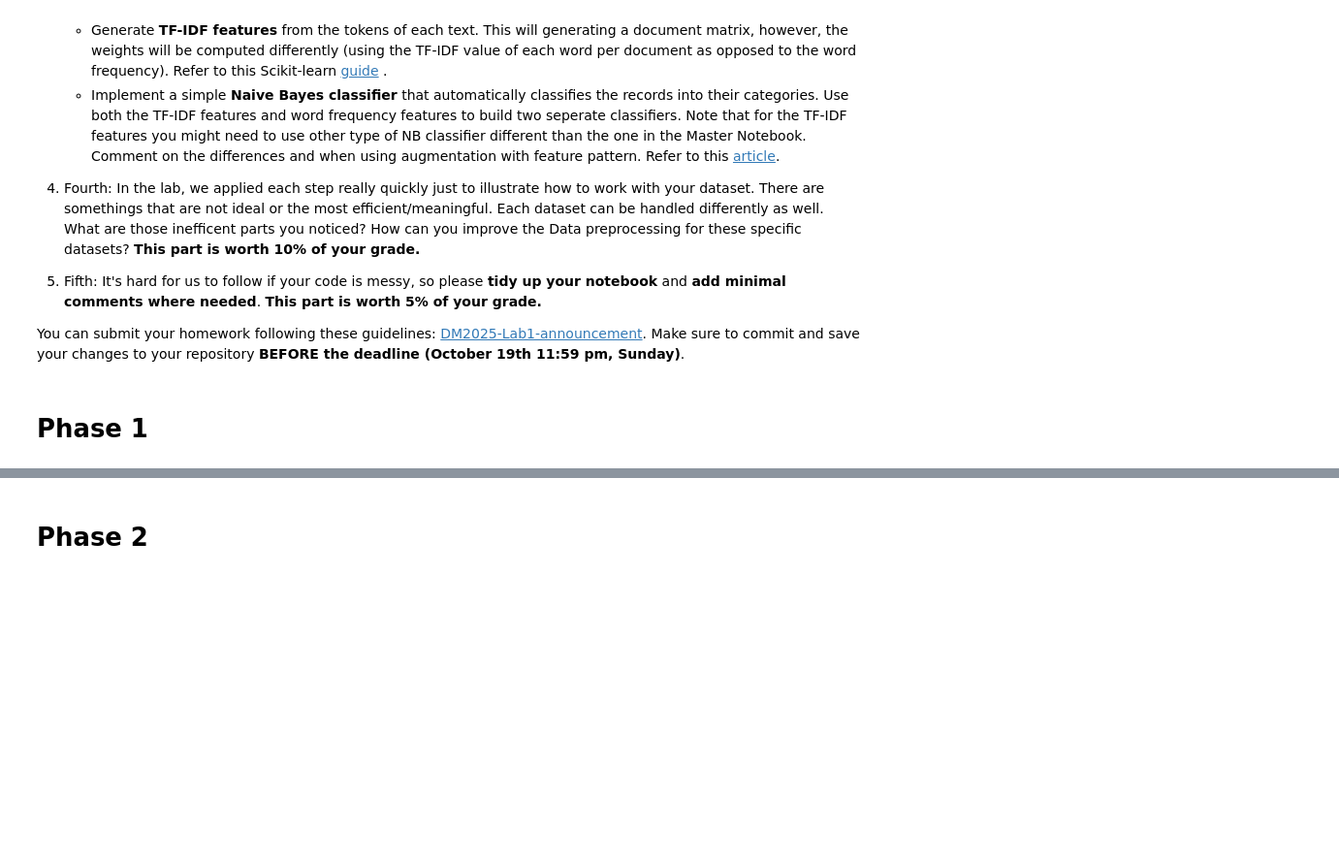
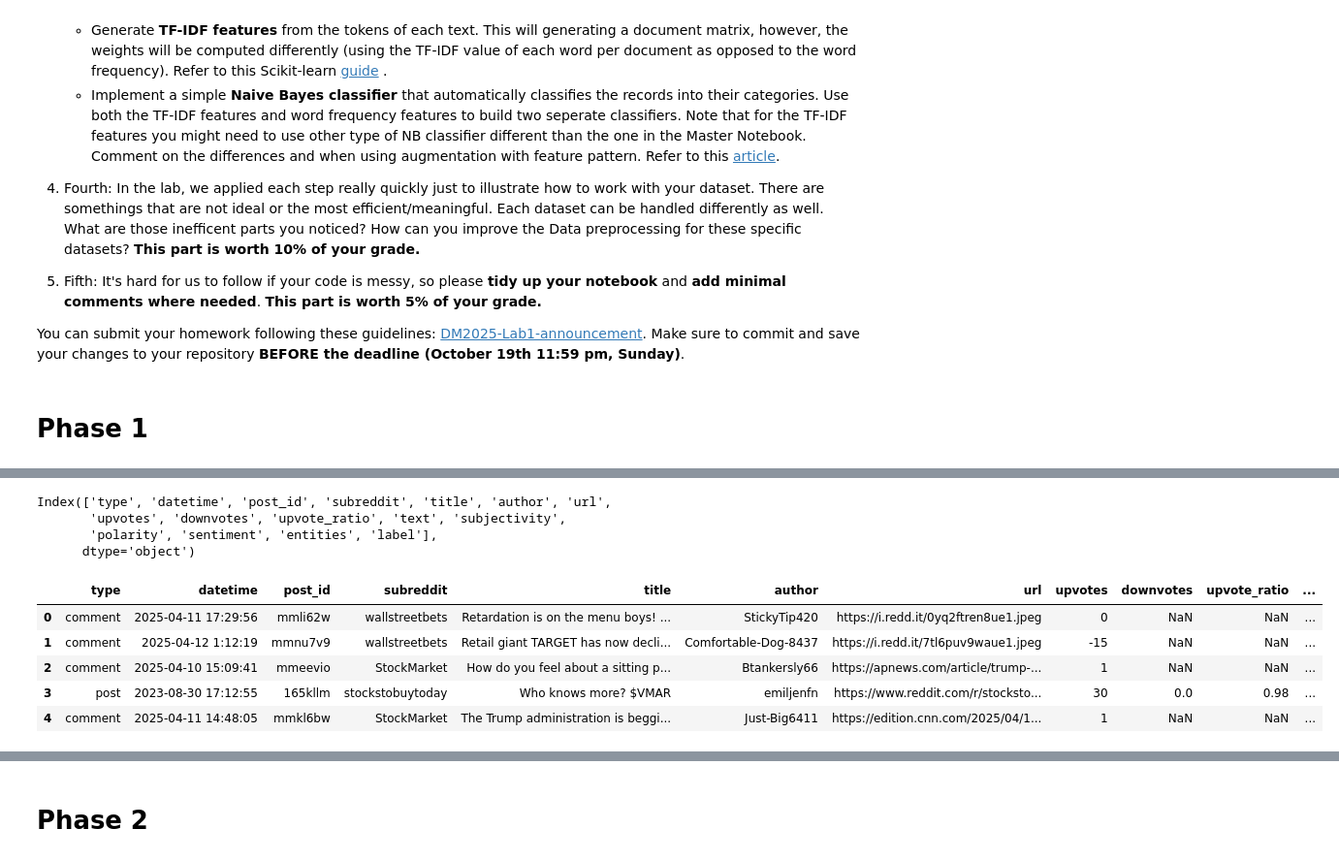
Before and after one commit to CedricCVT/DM2025-Lab1-Exercise, a Jupyter notebook: DM2025-Lab1-Homework.ipynb, the cells around one changed output, grey strips where cells are left out. Shown at 97% size. Saved outputs shown, nothing was run; the diff lists cells and outputs as text; code cells hidden in the pictures; blank space fills up the shorter version.

```diff
--- a/DM2025-Lab1-Homework.ipynb
+++ b/DM2025-Lab1-Homework.ipynb
@@ -62,0 +88,19 @@ You can submit your homework following these guidelines: [DM2025-Lab1-announceme
+# %%
+df = pd.read_csv('Reddit-stock-sentiment.csv')
+
+# Display the columns
+print(df.columns)
+
+#display the first 5 lines
+df.head()
+# %% [output]
+Index(['type', 'datetime', 'post_id', 'subreddit', 'title', 'author', 'url',
+       'upvotes', 'downvotes', 'upvote_ratio', 'text', 'subjectivity',
+       'polarity', 'sentiment', 'entities', 'label'],
+      dtype='object')
+|  | type | datetime | post_id | subreddit | title | author | url | upvotes | downvotes | upvote_ratio | ... |
+| 0 | comment | 2025-04-11 17:29:56 | mmli62w | wallstreetbets | Retardation is on the menu boys! ... | StickyTip420 | https://i.redd.it/0yq2ftren8ue1.jpeg | 0 | NaN | NaN | ... |
+| 1 | comment | 2025-04-12 1:12:19 | mmnu7v9 | wallstreetbets | Retail giant TARGET has now decli... | Comfortable-Dog-8437 | https://i.redd.it/7tl6puv9waue1.jpeg | -15 | NaN | NaN | ... |
+| 2 | comment | 2025-04-10 15:09:41 | mmeevio | StockMarket | How do you feel about a sitting p... | Btankersly66 | https://apnews.com/article/trump-... | 1 | NaN | NaN | ... |
+| 3 | post | 2023-08-30 17:12:55 | 165kllm | stockstobuytoday | Who knows more? $VMAR | emiljenfn | https://www.reddit.com/r/stocksto... | 30 | 0.0 | 0.98 | ... |
+| 4 | comment | 2025-04-11 14:48:05 | mmkl6bw | StockMarket | The Trump administration is beggi... | Just-Big6411 | https://edition.cnn.com/2025/04/1... | 1 | NaN | NaN | ... |
```
Also changed, not shown: parts of 8 cells of this notebook, 1 other file.
